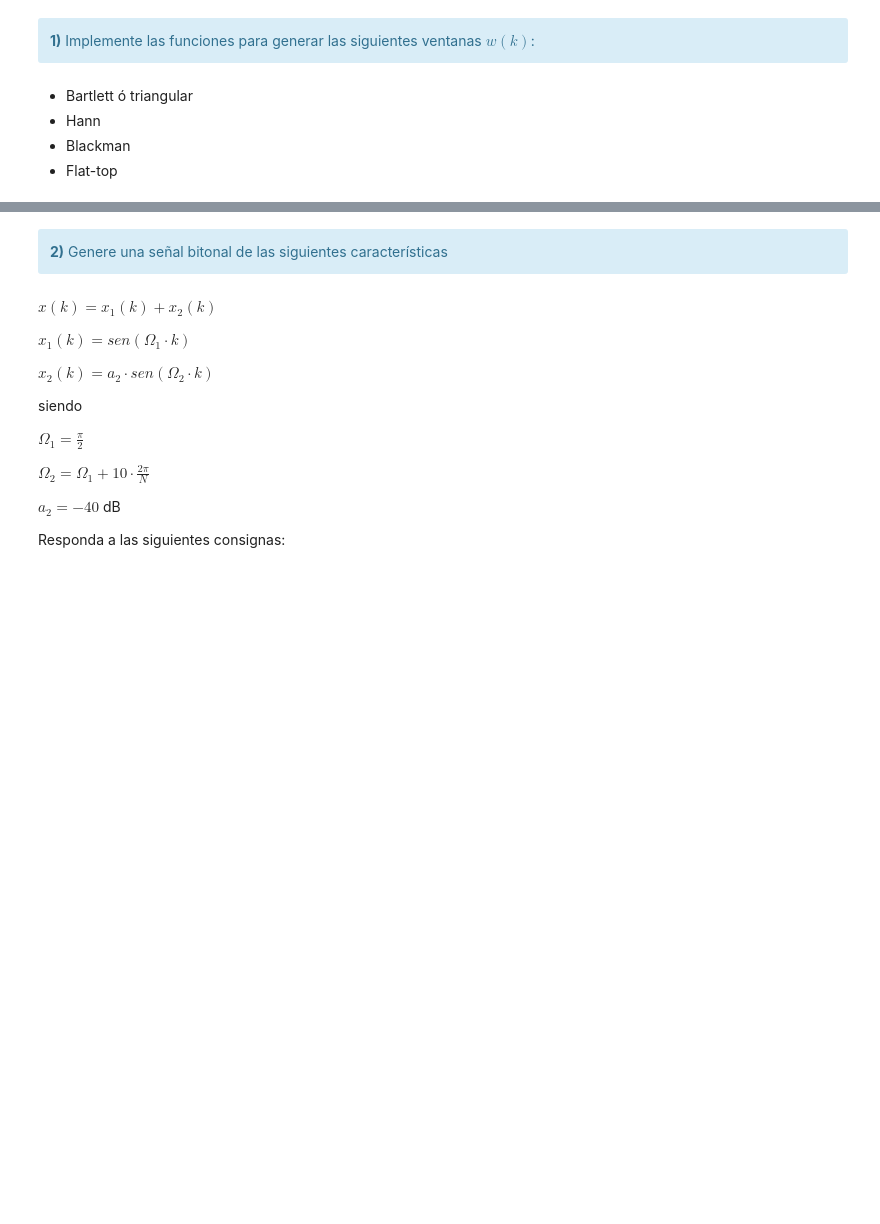
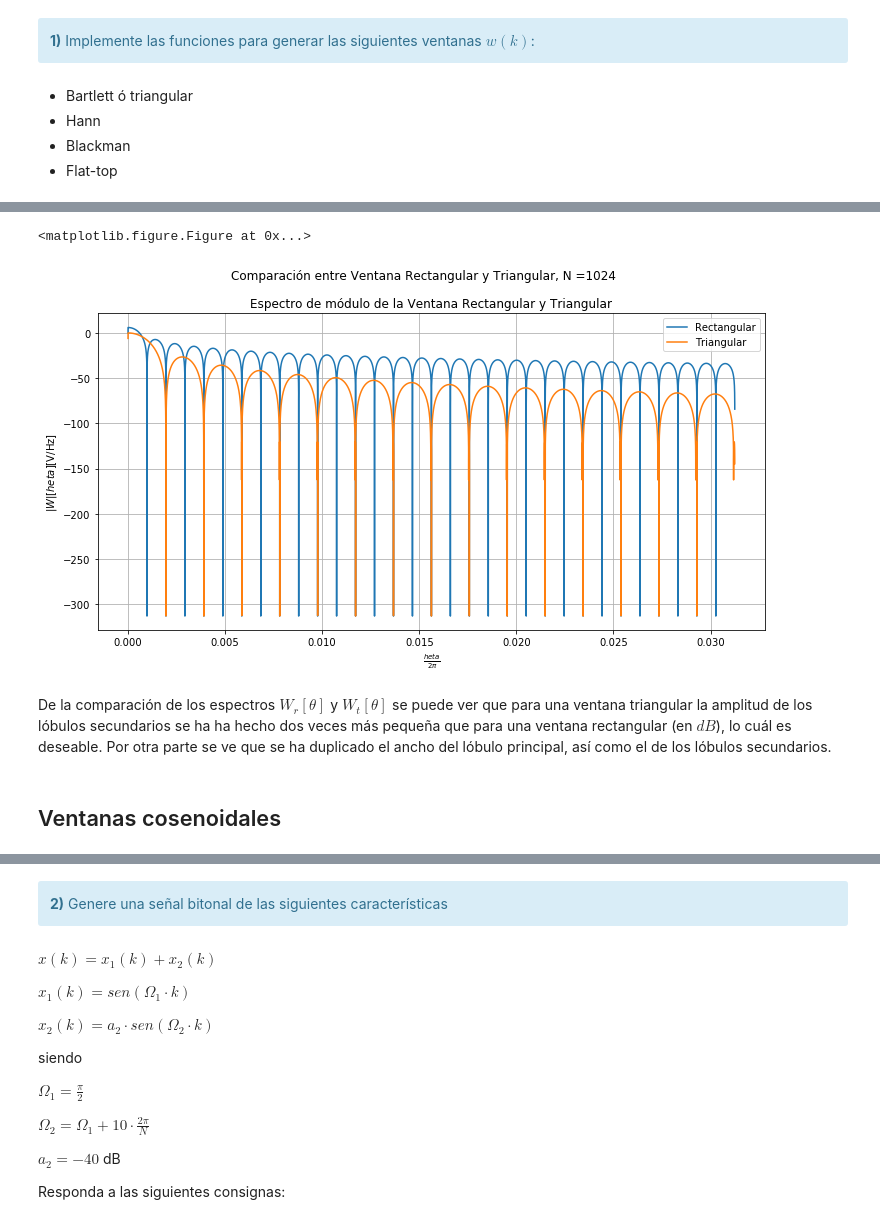
Before and after one commit to LisandroRobles/tp2, a Jupyter notebook: TP2 - Ventanas.ipynb, the cells around one changed output, grey strips where cells are left out. Drawn from its saved outputs; the diff is of its cells as text; code cells hidden in the pictures; blank space fills up the shorter version.

```diff
--- a/TP2 - Ventanas.ipynb
+++ b/TP2 - Ventanas.ipynb
@@ -249,0 +217,24 @@ HTML(df.to_html())
+# %%
+##########################################
+# Presentación gráfica de los resultados #
+##########################################
+
+plt.figure()
+fig, axarr = plt.subplots(1, 1,figsize = (10,5))
+fig.suptitle('Comparación entre Ventana Rectangular y Triangular, N =' + str(N1),fontsize=12,y = 1.08)
+fig.tight_layout()
+
+axarr.plot(f[0:int(N2/32)],Wr[0:int(N2/32),0],f[0:int(N2/32)],Wt[0:int(N2/32),0])
+axarr.set_title('Espectro de módulo de la Ventana Rectangular y Triangular')
+axarr.set_ylabel('$|W|[\theta]$[V/Hz]')
+axarr.set_xlabel('$\\frac{\theta}{2 \pi}$')
+axarr.legend(['Rectangular','Triangular'],loc = 'upper right')
+axarr.axis('tight')
+axarr.grid()
+# %% [output]
+<matplotlib.figure.Figure at 0x...>
+[figure, added]
+# %% [markdown]
+De la comparación de los espectros $W_{r}[\theta]$ y $W_{t}[\theta]$ se puede ver que para una ventana triangular la amplitud de los lóbulos secundarios se ha ha hecho dos veces más pequeña que para una ventana rectangular (en $dB$), lo cuál es deseable. Por otra parte se ve que se ha duplicado el ancho del lóbulo principal, así como el de los lóbulos secundarios.
+# %% [markdown]
+## Ventanas cosenoidales
```
Also changed, not shown: parts of 62 cells of this notebook.
